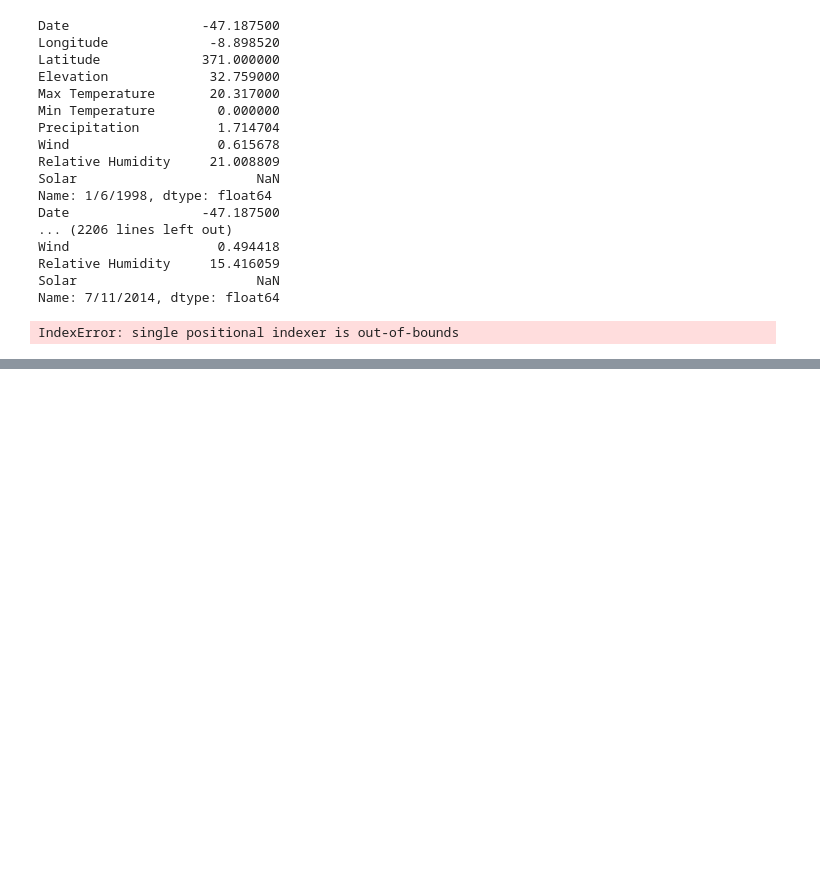
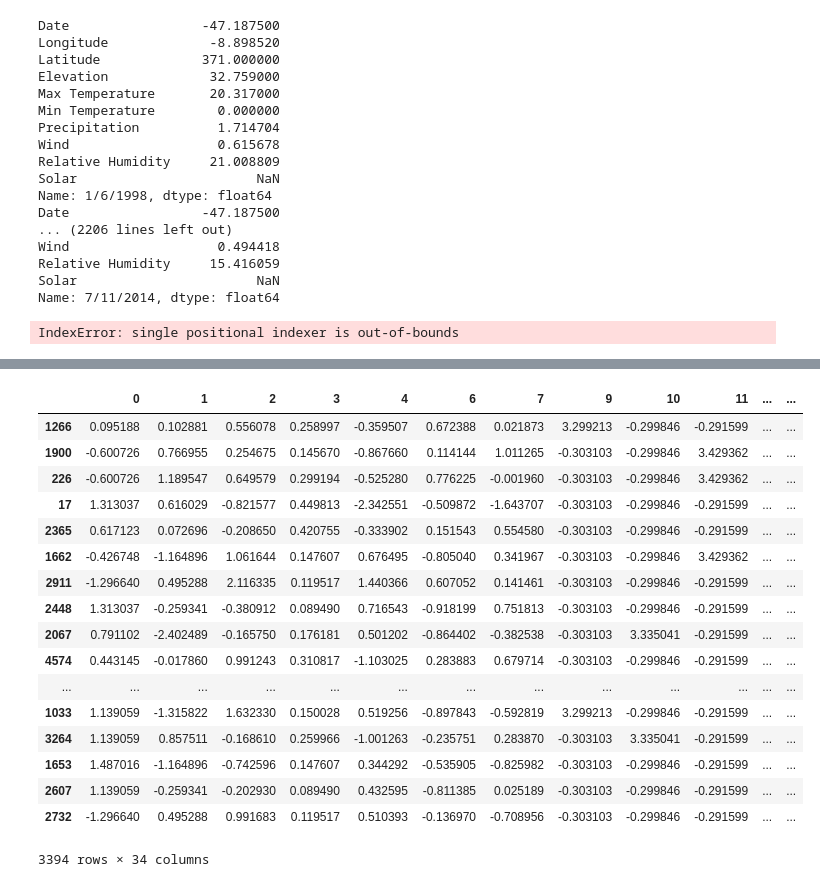
Before and after one commit to nidhic-13/amazonFires, a Jupyter notebook: Nidhi_Hackathon.ipynb, the cells around one changed output, grey strips where cells are left out. Cells and saved outputs as stored; diff of their text form; code cells hidden in the pictures; blank space fills up the shorter version.

```diff
--- a/Nidhi_Hackathon.ipynb
+++ b/Nidhi_Hackathon.ipynb
@@ -382,0 +1006,4 @@ Edited_.to_csv("/Users/praveenkumar/amazonFires/Weather_Info/Tocantins/Updated_T
+# %%
+X=scale.fit_transform(X)
+# %%
+X=pd.DataFrame(X)
@@ -382,0 +1091,2 @@ Edited_.to_csv("/Users/praveenkumar/amazonFires/Weather_Info/Tocantins/Updated_T
+# %%
+newX=X.drop(X.columns[[5,8,13,36]],axis=1)
@@ -382,0 +1139,6 @@ Edited_.to_csv("/Users/praveenkumar/amazonFires/Weather_Info/Tocantins/Updated_T
+# %%
+from sklearn.linear_model import LogisticRegression
+from sklearn import metrics
+X_train, X_test, y_train, y_test = train_test_split(newX, Y, test_size=0.3, random_state=0)
+logreg = LogisticRegression()
+logreg.fit(X_train, y_train)
@@ -382,0 +1246,21 @@ Edited_.to_csv("/Users/praveenkumar/amazonFires/Weather_Info/Tocantins/Updated_T
+# %%
+X_train
+# %% [output]
+|  | 0 | 1 | 2 | 3 | 4 | 6 | 7 | 9 | 10 | 11 | ... | ... |
+| 1266 | 0.095188 | 0.102881 | 0.556078 | 0.258997 | -0.359507 | 0.672388 | 0.021873 | 3.299213 | -0.299846 | -0.291599 | ... | ... |
+| 1900 | -0.600726 | 0.766955 | 0.254675 | 0.145670 | -0.867660 | 0.114144 | 1.011265 | -0.303103 | -0.299846 | 3.429362 | ... | ... |
+| 226 | -0.600726 | 1.189547 | 0.649579 | 0.299194 | -0.525280 | 0.776225 | -0.001960 | -0.303103 | -0.299846 | 3.429362 | ... | ... |
+| 17 | 1.313037 | 0.616029 | -0.821577 | 0.449813 | -2.342551 | -0.509872 | -1.643707 | -0.303103 | -0.299846 | -0.291599 | ... | ... |
+| 2365 | 0.617123 | 0.072696 | -0.208650 | 0.420755 | -0.333902 | 0.151543 | 0.554580 | -0.303103 | -0.299846 | -0.291599 | ... | ... |
+| 1662 | -0.426748 | -1.164896 | 1.061644 | 0.147607 | 0.676495 | -0.805040 | 0.341967 | -0.303103 | -0.299846 | 3.429362 | ... | ... |
+| 2911 | -1.296640 | 0.495288 | 2.116335 | 0.119517 | 1.440366 | 0.607052 | 0.141461 | -0.303103 | -0.299846 | -0.291599 | ... | ... |
+| 2448 | 1.313037 | -0.259341 | -0.380912 | 0.089490 | 0.716543 | -0.918199 | 0.751813 | -0.303103 | -0.299846 | -0.291599 | ... | ... |
+| 2067 | 0.791102 | -2.402489 | -0.165750 | 0.176181 | 0.501202 | -0.864402 | -0.382538 | -0.303103 | 3.335041 | -0.291599 | ... | ... |
+| 4574 | 0.443145 | -0.017860 | 0.991243 | 0.310817 | -1.103025 | 0.283883 | 0.679714 | -0.303103 | -0.299846 | -0.291599 | ... | ... |
+| ... | ... | ... | ... | ... | ... | ... | ... | ... | ... | ... | ... | ... |
+| 1033 | 1.139059 | -1.315822 | 1.632330 | 0.150028 | 0.519256 | -0.897843 | -0.592819 | 3.299213 | -0.299846 | -0.291599 | ... | ... |
+| 3264 | 1.139059 | 0.857511 | -0.168610 | 0.259966 | -1.001263 | -0.235751 | 0.283870 | -0.303103 | 3.335041 | -0.291599 | ... | ... |
+| 1653 | 1.487016 | -1.164896 | -0.742596 | 0.147607 | 0.344292 | -0.535905 | -0.825982 | -0.303103 | -0.299846 | -0.291599 | ... | ... |
+| 2607 | 1.139059 | -0.259341 | -0.202930 | 0.089490 | 0.432595 | -0.811385 | 0.025189 | -0.303103 | -0.299846 | -0.291599 | ... | ... |
+| 2732 | -1.296640 | 0.495288 | 0.991683 | 0.119517 | 0.510393 | -0.136970 | -0.708956 | -0.303103 | -0.299846 | -0.291599 | ... | ... |
+3394 rows × 34 columns
```
Also changed, not shown: parts of 136 cells of this notebook, 14 other files.
